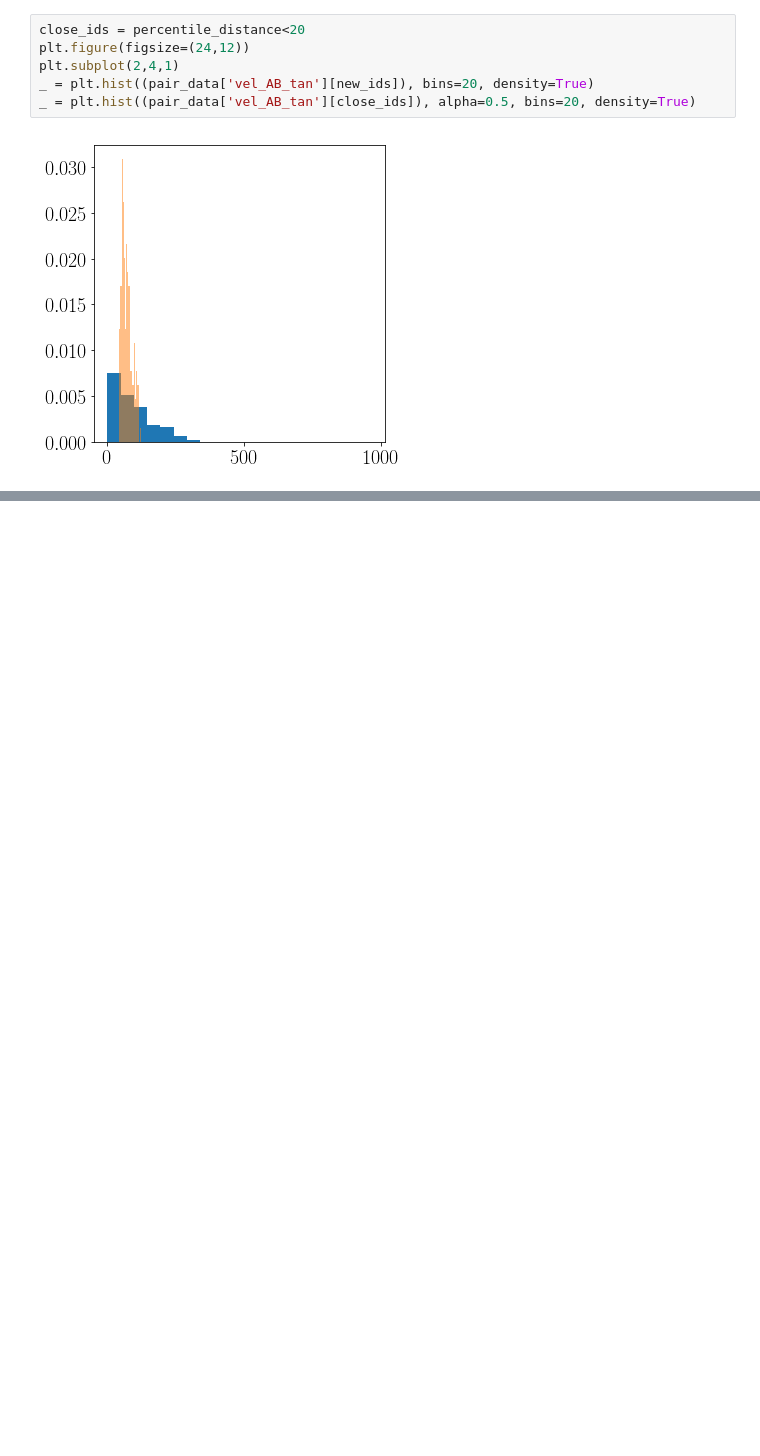
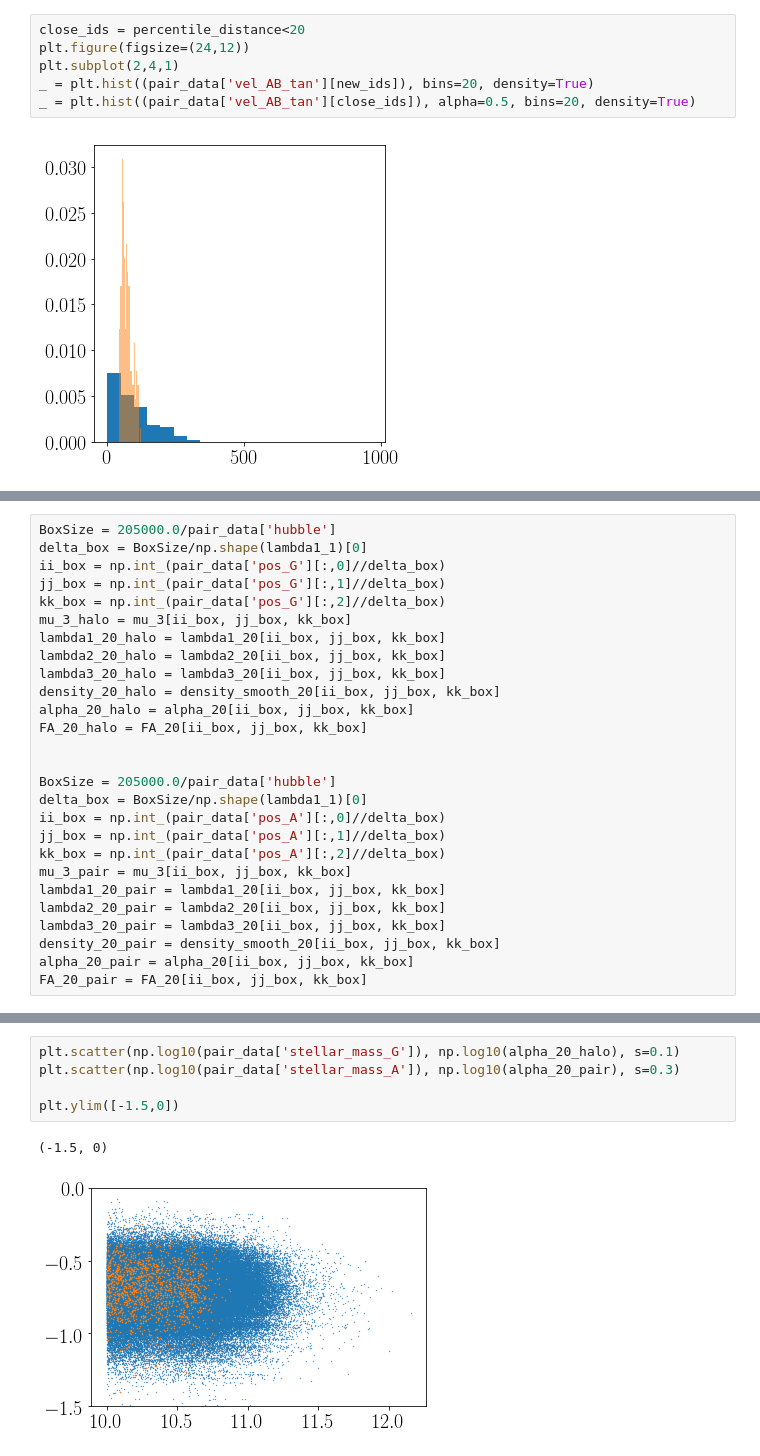
Before and after one commit to forero/IllustrisTNGPairs, a Jupyter notebook: code/explore_pairs_TNG.ipynb, the cells around one changed output, grey strips where cells are left out. Saved outputs shown, nothing was run; the diff lists cells and outputs as text; blank space fills up the shorter version.

```diff
--- a/code/explore_pairs_TNG.ipynb
+++ b/code/explore_pairs_TNG.ipynb
@@ -217,0 +273,27 @@ _ = plt.hist((pair_data['vel_AB_tan'][close_ids]), alpha=0.5, bins=20, density=T
+# %%
+BoxSize = 205000.0/pair_data['hubble']
+delta_box = BoxSize/np.shape(lambda1_1)[0]
+ii_box = np.int_(pair_data['pos_G'][:,0]//delta_box)
+jj_box = np.int_(pair_data['pos_G'][:,1]//delta_box)
+kk_box = np.int_(pair_data['pos_G'][:,2]//delta_box)
+mu_3_halo = mu_3[ii_box, jj_box, kk_box]
+lambda1_20_halo = lambda1_20[ii_box, jj_box, kk_box]
+lambda2_20_halo = lambda2_20[ii_box, jj_box, kk_box]
+lambda3_20_halo = lambda3_20[ii_box, jj_box, kk_box]
+density_20_halo = density_smooth_20[ii_box, jj_box, kk_box]
+alpha_20_halo = alpha_20[ii_box, jj_box, kk_box]
+FA_20_halo = FA_20[ii_box, jj_box, kk_box]
+
+
+BoxSize = 205000.0/pair_data['hubble']
+delta_box = BoxSize/np.shape(lambda1_1)[0]
+ii_box = np.int_(pair_data['pos_A'][:,0]//delta_box)
+jj_box = np.int_(pair_data['pos_A'][:,1]//delta_box)
+kk_box = np.int_(pair_data['pos_A'][:,2]//delta_box)
+mu_3_pair = mu_3[ii_box, jj_box, kk_box]
+lambda1_20_pair = lambda1_20[ii_box, jj_box, kk_box]
+lambda2_20_pair = lambda2_20[ii_box, jj_box, kk_box]
+lambda3_20_pair = lambda3_20[ii_box, jj_box, kk_box]
+density_20_pair = density_smooth_20[ii_box, jj_box, kk_box]
+alpha_20_pair = alpha_20[ii_box, jj_box, kk_box]
+FA_20_pair = FA_20[ii_box, jj_box, kk_box]
@@ -217,0 +321,8 @@ _ = plt.hist((pair_data['vel_AB_tan'][close_ids]), alpha=0.5, bins=20, density=T
+# %%
+plt.scatter(np.log10(pair_data['stellar_mass_G']), np.log10(alpha_20_halo), s=0.1)
+plt.scatter(np.log10(pair_data['stellar_mass_A']), np.log10(alpha_20_pair), s=0.3)
+
+plt.ylim([-1.5,0])
+# %% [output]
+(-1.5, 0)
+[figure, added]
```
Also changed, not shown: parts of 21 cells of this notebook, 1 other file.
